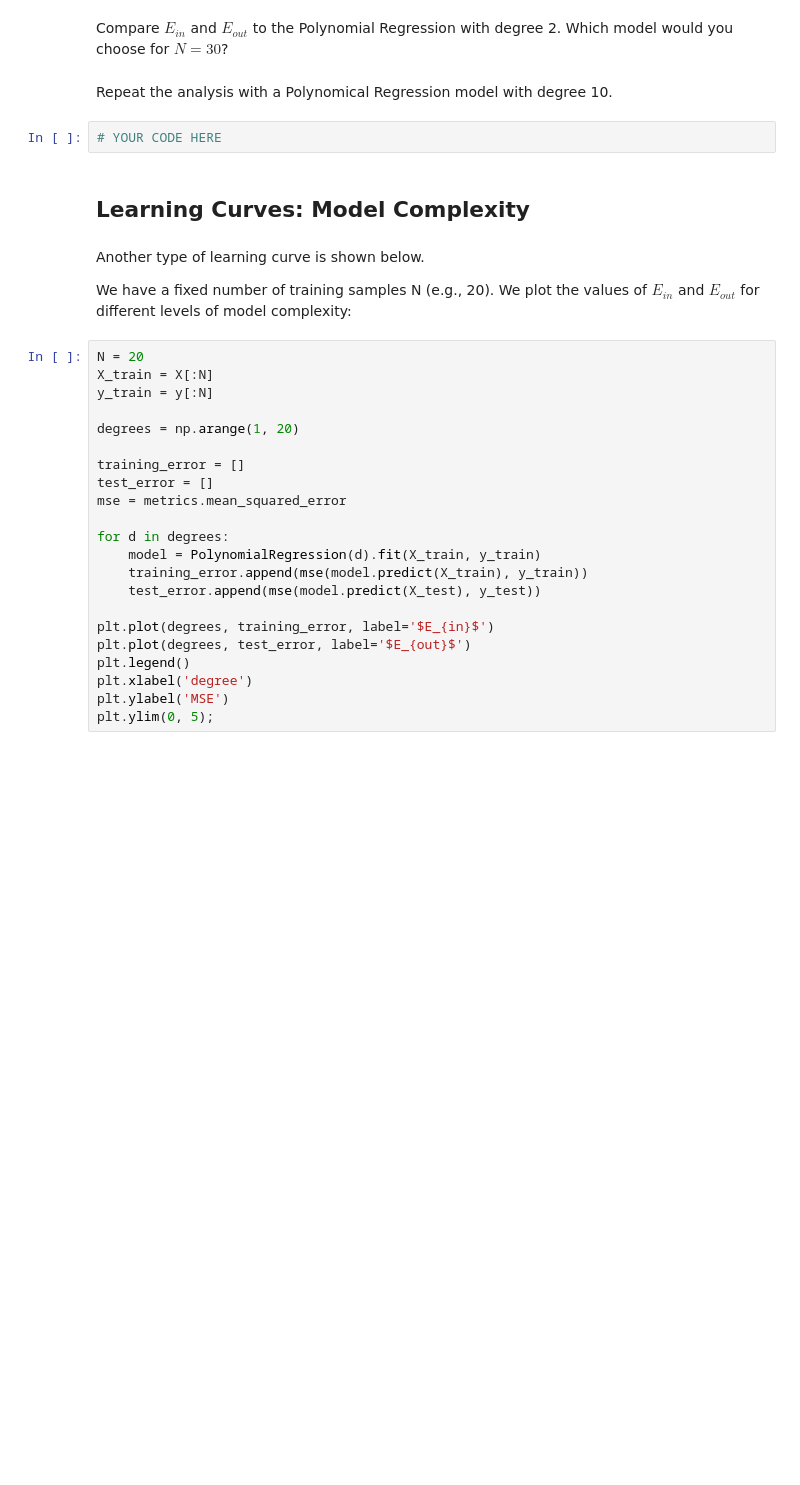
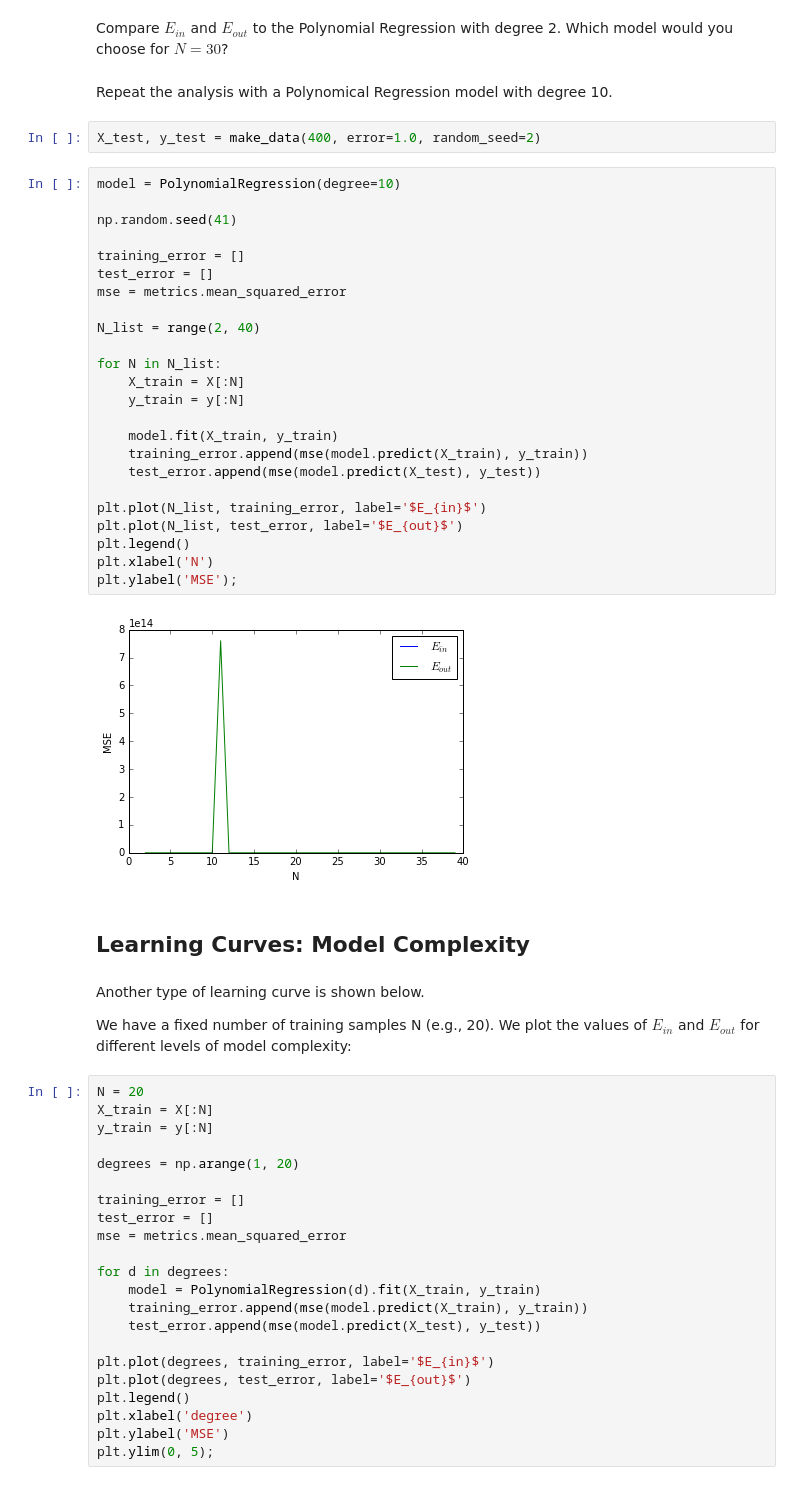
Before and after one commit to mnazzario/BigDataAcademy, a Jupyter notebook: datascience/ml/ML1-Intro.ipynb, the cells around one changed output. Saved outputs shown, nothing was run; the diff lists cells and outputs as text; blank space fills up the shorter version.

```diff
--- a/datascience/ml/ML1-Intro.ipynb
+++ b/datascience/ml/ML1-Intro.ipynb
@@ -321,8 +480,34 @@ Plot the learning curves with values of $E_{in}$ and $E_{out}$ for different val
 Compare $E_{in}$ and $E_{out}$ to the Polynomial Regression with degree 2. Which model would you choose for $N=30$?
 # %% [markdown]
 Repeat the analysis with a Polynomical Regression model with degree 10.
-# %%
-# YOUR CODE HERE
+# %%
+X_test, y_test = make_data(400, error=1.0, random_seed=2)
+# %%
+model = PolynomialRegression(degree=10)
+
+np.random.seed(41)
+
+training_error = []
+test_error = []
+mse = metrics.mean_squared_error
+
+N_list = range(2, 40)
+
+for N in N_list:
+    X_train = X[:N]
+    y_train = y[:N]
+
+    model.fit(X_train, y_train)
+    training_error.append(mse(model.predict(X_train), y_train))
+    test_error.append(mse(model.predict(X_test), y_test))
+
+plt.plot(N_list, training_error, label='$E_{in}$')
+plt.plot(N_list, test_error, label='$E_{out}$')
+plt.legend()
+plt.xlabel('N')
+plt.ylabel('MSE');
+# %% [output]
+[figure, added]
 # %% [markdown]
 ## Learning Curves: Model Complexity
 # %% [markdown]
```
Also changed, not shown: parts of 60 cells of this notebook.
